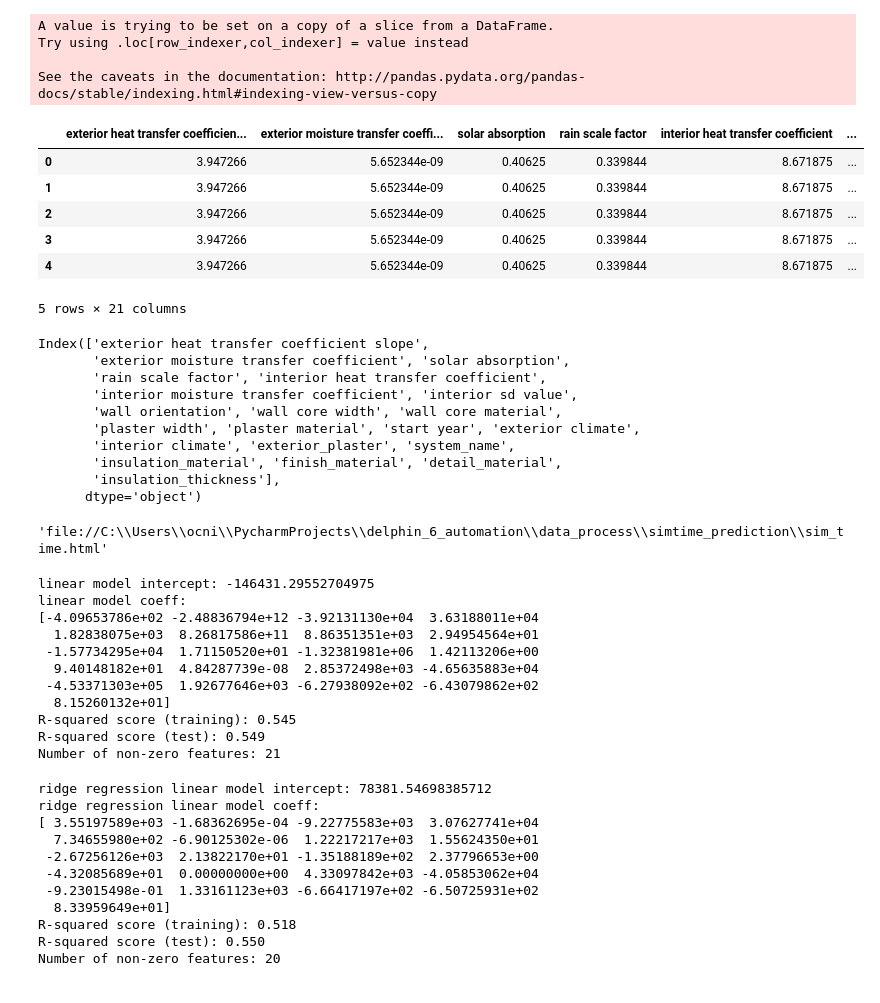
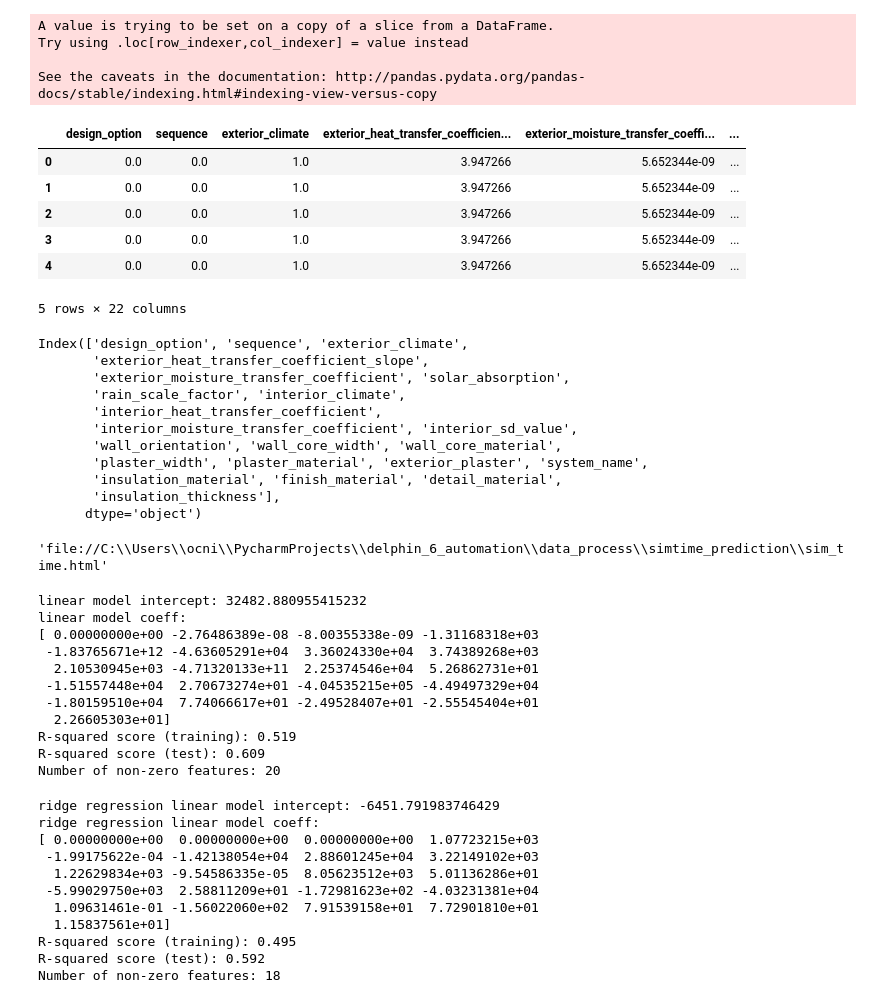
Before and after one commit to ribuild/delphin_6_automation, a Jupyter notebook: data_process/simtime_prediction/process_data.ipynb, the cells around one changed output. Cells and saved outputs as stored; diff of their text form; code cells hidden in the pictures.

```diff
--- a/data_process/simtime_prediction/process_data.ipynb
+++ b/data_process/simtime_prediction/process_data.ipynb
@@ -35,35 +54,36 @@ Using or importing the ABCs from 'collections' instead of from 'collections.abc'
 # %%
 y_data = data['time']
 
 x_data = data.loc[:, data.columns != 'time']
-x_data.loc[:, 'exterior climate'] = np.ones(len(x_data['exterior climate']))
+x_data.loc[:, 'exterior_climate'] = np.ones(len(x_data['exterior_climate']))
 x_data = x_data.fillna(0.0)
-x_data.loc[x_data.loc[:, 'interior climate'] == 'a', 'interior climate'] = 0.0
-x_data.loc[x_data.loc[:, 'interior climate'] == 'b', 'interior climate'] = 1.0
+x_data.loc[x_data.loc[:, 'interior_climate'] == 'a', 'interior_climate'] = 0.0
+x_data.loc[x_data.loc[:, 'interior_climate'] == 'b', 'interior_climate'] = 1.0
 x_data.loc[x_data.loc[:, 'system_name'] == 'ClimateBoard', 'system_name'] = 1.0
 x_data.head()
 # %% [output]
 A value is trying to be set on a copy of a slice from a DataFrame.
 Try using .loc[row_indexer,col_indexer] = value instead
 
 See the caveats in the documentation: http://pandas.pydata.org/pandas-docs/stable/indexing.html#indexing-view-versus-copy
-|  | exterior heat transfer coefficien... | exterior moisture transfer coeffi... | solar absorption | rain scale factor | interior heat transfer coefficient | ... |
-| 0 | 3.947266 | 5.652344e-09 | 0.40625 | 0.339844 | 8.671875 | ... |
-| 1 | 3.947266 | 5.652344e-09 | 0.40625 | 0.339844 | 8.671875 | ... |
-| 2 | 3.947266 | 5.652344e-09 | 0.40625 | 0.339844 | 8.671875 | ... |
-| 3 | 3.947266 | 5.652344e-09 | 0.40625 | 0.339844 | 8.671875 | ... |
-| 4 | 3.947266 | 5.652344e-09 | 0.40625 | 0.339844 | 8.671875 | ... |
+|  | design_option | sequence | exterior_climate | exterior_heat_transfer_coefficien... | exterior_moisture_transfer_coeffi... | ... |
+| 0 | 0.0 | 0.0 | 1.0 | 3.947266 | 5.652344e-09 | ... |
+| 1 | 0.0 | 0.0 | 1.0 | 3.947266 | 5.652344e-09 | ... |
+| 2 | 0.0 | 0.0 | 1.0 | 3.947266 | 5.652344e-09 | ... |
+| 3 | 0.0 | 0.0 | 1.0 | 3.947266 | 5.652344e-09 | ... |
+| 4 | 0.0 | 0.0 | 1.0 | 3.947266 | 5.652344e-09 | ... |
-5 rows × 21 columns
+5 rows × 22 columns
 # %%
 x_data.columns
 # %% [output]
-Index(['exterior heat transfer coefficient slope',
-       'exterior moisture transfer coefficient', 'solar absorption',
-       'rain scale factor', 'interior heat transfer coefficient',
-       'interior moisture transfer coefficient', 'interior sd value',
-       'wall orientation', 'wall core width', 'wall core material',
-       'plaster width', 'plaster material', 'start year', 'exterior climate',
-       'interior climate', 'exterior_plaster', 'system_name',
+Index(['design_option', 'sequence', 'exterior_climate',
+       'exterior_heat_transfer_coefficient_slope',
+       'exterior_moisture_transfer_coefficient', 'solar_absorption',
+       'rain_scale_factor', 'interior_climate',
+       'interior_heat_transfer_coefficient',
+       'interior_moisture_transfer_coefficient', 'interior_sd_value',
+       'wall_orientation', 'wall_core_width', 'wall_core_material',
+       'plaster_width', 'plaster_material', 'exterior_plaster', 'system_name',
        'insulation_material', 'finish_material', 'detail_material',
        'insulation_thickness'],
       dtype='object')
@@ -152,17 +199,17 @@ print('R-squared score (training): {:.3f}'.format(linreg.score(X_train, y_train)
 print('R-squared score (test): {:.3f}'.format(linreg.score(X_test, y_test)))
 print('Number of non-zero features: {}'.format(np.sum(linreg.coef_ != 0)))
 # %% [output]
-linear model intercept: -146431.29552704975
+linear model intercept: 32482.880955415232
 linear model coeff:
-[-4.09653786e+02 -2.48836794e+12 -3.92131130e+04  3.63188011e+04
-  1.82838075e+03  8.26817586e+11  8.86351351e+03  2.94954564e+01
- -1.57734295e+04  1.71150520e+01 -1.32381981e+06  1.42113206e+00
-  9.40148182e+01  4.84287739e-08  2.85372498e+03 -4.65635883e+04
- -4.53371303e+05  1.92677646e+03 -6.27938092e+02 -6.43079862e+02
-  8.15260132e+01]
-R-squared score (training): 0.545
-R-squared score (test): 0.549
-Number of non-zero features: 21
+[ 0.00000000e+00 -2.76486389e-08 -8.00355338e-09 -1.31168318e+03
+ -1.83765671e+12 -4.63605291e+04  3.36024330e+04  3.74389268e+03
+  2.10530945e+03 -4.71320133e+11  2.25374546e+04  5.26862731e+01
+ -1.51557448e+04  2.70673274e+01 -4.04535215e+05 -4.49497329e+04
+ -1.80159510e+04  7.74066617e+01 -2.49528407e+01 -2.55545404e+01
+  2.26605303e+01]
+R-squared score (training): 0.519
+R-squared score (test): 0.609
+Number of non-zero features: 20
 # %%
 # Ridge Model
 
@@ -174,17 +221,17 @@ print('R-squared score (training): {:.3f}'.format(linridge.score(X_train, y_trai
 print('R-squared score (test): {:.3f}'.format(linridge.score(X_test, y_test)))
 print('Number of non-zero features: {}'.format(np.sum(linridge.coef_ != 0)))
 # %% [output]
-ridge regression linear model intercept: 78381.54698385712
+ridge regression linear model intercept: -6451.791983746429
 ridge regression linear model coeff:
-[ 3.55197589e+03 -1.68362695e-04 -9.22775583e+03  3.07627741e+04
-  7.34655980e+02 -6.90125302e-06  1.22217217e+03  1.55624350e+01
- -2.67256126e+03  2.13822170e+01 -1.35188189e+02  2.37796653e+00
- -4.32085689e+01  0.00000000e+00  4.33097842e+03 -4.05853062e+04
- -9.23015498e-01  1.33161123e+03 -6.66417197e+02 -6.50725931e+02
-  8.33959649e+01]
-R-squared score (training): 0.518
-R-squared score (test): 0.550
-Number of non-zero features: 20
+[ 0.00000000e+00  0.00000000e+00  0.00000000e+00  1.07723215e+03
+ -1.99175622e-04 -1.42138054e+04  2.88601245e+04  3.22149102e+03
+  1.22629834e+03 -9.54586335e-05  8.05623512e+03  5.01136286e+01
+ -5.99029750e+03  2.58811209e+01 -1.72981623e+02 -4.03231381e+04
+  1.09631461e-01 -1.56022060e+02  7.91539158e+01  7.72901810e+01
+  1.15837561e+01]
+R-squared score (training): 0.495
+R-squared score (test): 0.592
+Number of non-zero features: 18
 # %%
 # Ridge Model Normalized
 scaler = MinMaxScaler()
```
Also changed, not shown: parts of 15 cells of this notebook, 4 other files.
